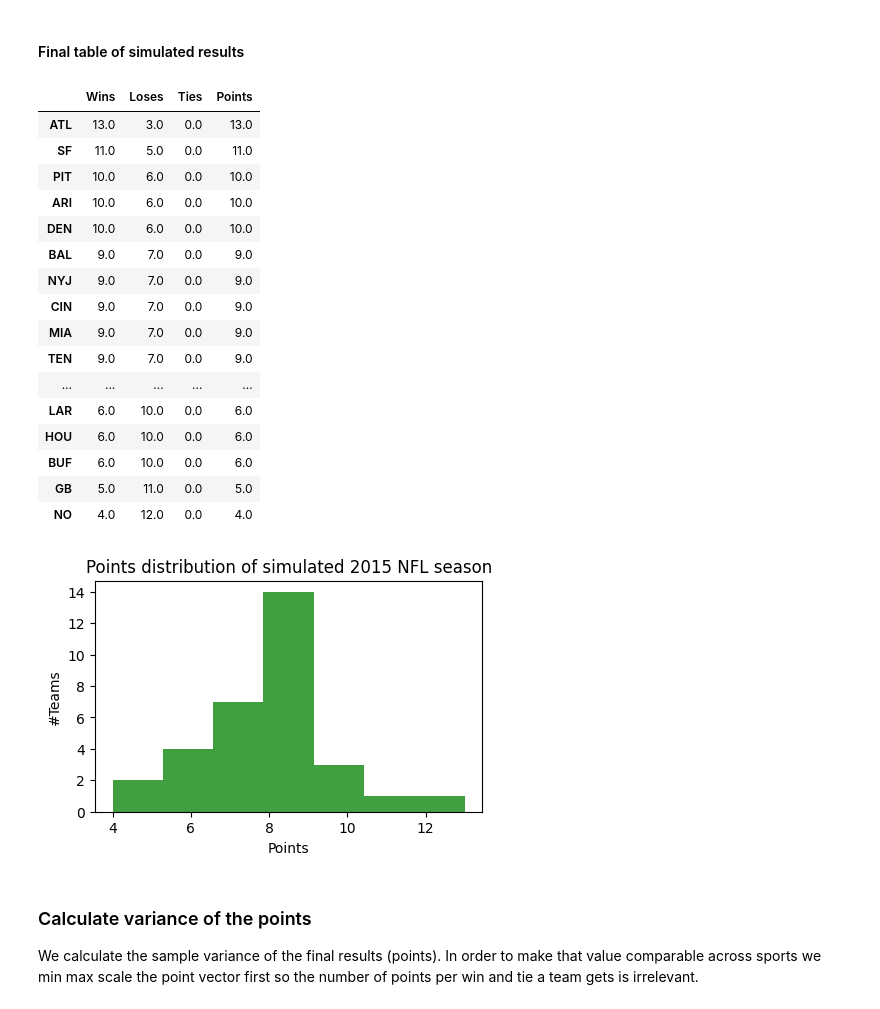
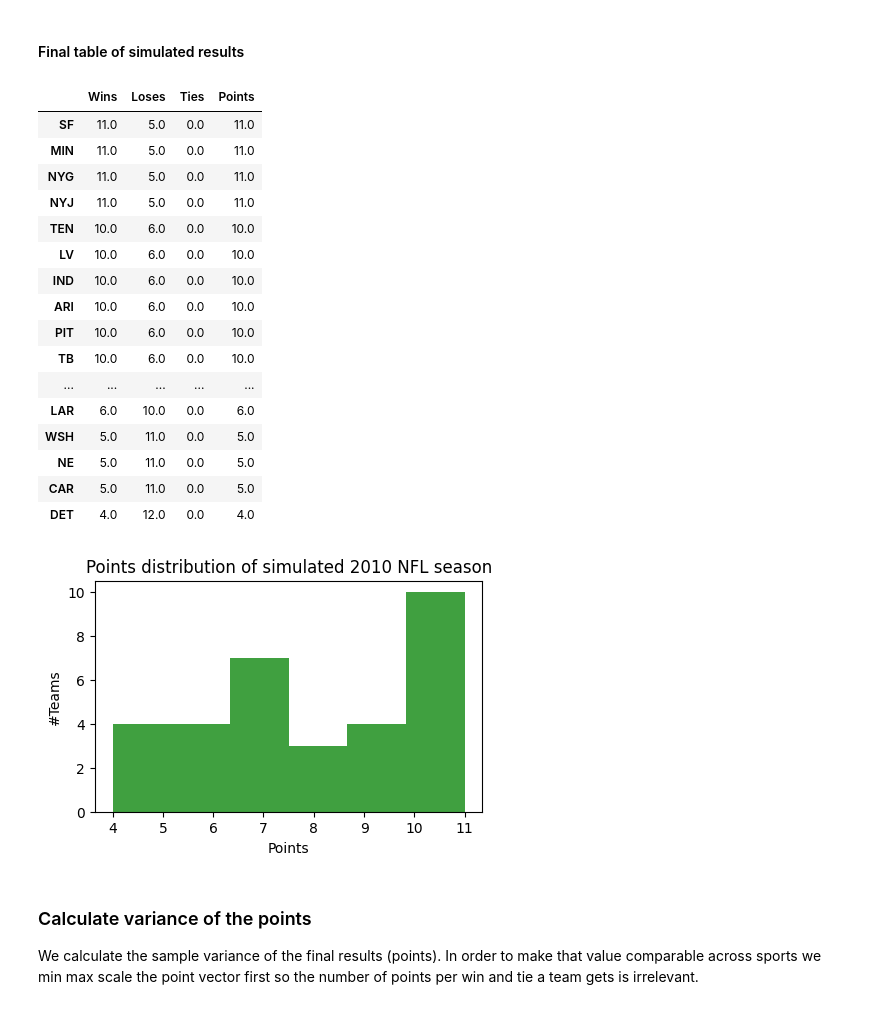
Before and after one commit to unicorne/luck_vs_skill, a Jupyter notebook: simulation_step_by_step.ipynb, the cells around one changed output. Drawn from its saved outputs; the diff is of its cells as text; code cells hidden in the pictures.

Commit message:
Add plots

```diff
--- a/simulation_step_by_step.ipynb
+++ b/simulation_step_by_step.ipynb
@@ -29,15 +31,15 @@ nfl_schedule_2015.head()
 
 In this case the probabilities for winning, losing and a tie are [0.4999, 0.4999, 0.0002]
 # %%
-nfl_schedule_2015["Winner"] = np.random.choice(
-    ["Home", "Away", "Tie"], size=len(nfl_schedule_2015), p=[0.4999, 0.4999, 0.0002]
+nfl_schedule_2010["Winner"] = np.random.choice(
+    ["Home", "Away", "Tie"], size=len(nfl_schedule_2010), p=[0.4999, 0.4999, 0.0002]
 )
-nfl_schedule_2015["Outcome"] = nfl_schedule_2015.apply(
+nfl_schedule_2010["Outcome"] = nfl_schedule_2010.apply(
     lambda x: x["Home"]
     if x["Winner"] == "Home"
     else (x["Away"] if x["Winner"] == "Away" else "Tie"),
     axis=1,
 )
-nfl_schedule_2015.head()
+nfl_schedule_2010.head()
 # %% [output]
 |  | Home | Away | Winner | Outcome |
@@ -49,6 +51,6 @@ nfl_schedule_2015.head()
 # %%
 # Count the number of wins per team
-win_counter = Counter(nfl_schedule_2015["Outcome"])
+win_counter = Counter(nfl_schedule_2010["Outcome"])
 
 # As ties are unlikely to happen, it is possible that no ties occurred in the simulation
 if "Tie" in win_counter:
@@ -56,14 +58,14 @@ if "Tie" in win_counter:
     win_counter.pop("Tie")
 
 # count the number of ties per team
-tie_df = nfl_schedule_2015[nfl_schedule_2015["Outcome"] == "Tie"]
+tie_df = nfl_schedule_2010[nfl_schedule_2010["Outcome"] == "Tie"]
 tie_list = list(tie_df["Home"].values) + list(tie_df["Away"].values)
 tie_counter = Counter(tie_list)
 
 # count the number of losses per team by subtracting the number of wins and ties from the number of games played for each team
 loss_counter = (
-    Counter(nfl_schedule_2015["Home"].values)
-    + Counter(nfl_schedule_2015["Away"].values)
+    Counter(nfl_schedule_2010["Home"].values)
+    + Counter(nfl_schedule_2010["Away"].values)
     - win_counter
     - tie_counter
 )
@@ -74,46 +76,46 @@ To get the final table we need to calculate the overall points
 
 $$ Points = Wins + 0.5*Ties $$
 # %%
-simulated_results_2015 = pd.DataFrame(
+simulated_results_2010 = pd.DataFrame(
     [win_counter, loss_counter, tie_counter], index=["Wins", "Loses", "Ties"]
 ).T
 # Replace NaN with 0 to avoid errors
-simulated_results_2015.replace(np.nan, 0, inplace=True)
-simulated_results_2015["Points"] = (
-    simulated_results_2015["Wins"] + 0.5 * simulated_results_2015["Ties"]
+simulated_results_2010.replace(np.nan, 0, inplace=True)
+simulated_results_2010["Points"] = (
+    simulated_results_2010["Wins"] + 0.5 * simulated_results_2010["Ties"]
 )
 # %% [markdown]
 #### Final table of simulated results
 # %%
-points = simulated_results_2015["Points"].values
-simulated_results_2015.sort_values(by="Points", ascending=False)
+points = simulated_results_2010["Points"].values
+simulated_results_2010.sort_values(by="Points", ascending=False)
 # %% [output]
 |  | Wins | Loses | Ties | Points |
-| ATL | 13.0 | 3.0 | 0.0 | 13.0 |
 | SF | 11.0 | 5.0 | 0.0 | 11.0 |
+| MIN | 11.0 | 5.0 | 0.0 | 11.0 |
+| NYG | 11.0 | 5.0 | 0.0 | 11.0 |
+| NYJ | 11.0 | 5.0 | 0.0 | 11.0 |
+| TEN | 10.0 | 6.0 | 0.0 | 10.0 |
+| LV | 10.0 | 6.0 | 0.0 | 10.0 |
+| IND | 10.0 | 6.0 | 0.0 | 10.0 |
+| ARI | 10.0 | 6.0 | 0.0 | 10.0 |
 | PIT | 10.0 | 6.0 | 0.0 | 10.0 |
-| ARI | 10.0 | 6.0 | 0.0 | 10.0 |
-| DEN | 10.0 | 6.0 | 0.0 | 10.0 |
-| BAL | 9.0 | 7.0 | 0.0 | 9.0 |
-| NYJ | 9.0 | 7.0 | 0.0 | 9.0 |
-| CIN | 9.0 | 7.0 | 0.0 | 9.0 |
-| MIA | 9.0 | 7.0 | 0.0 | 9.0 |
-| TEN | 9.0 | 7.0 | 0.0 | 9.0 |
+| TB | 10.0 | 6.0 | 0.0 | 10.0 |
 | ... | ... | ... | ... | ... |
 | LAR | 6.0 | 10.0 | 0.0 | 6.0 |
-| HOU | 6.0 | 10.0 | 0.0 | 6.0 |
-| BUF | 6.0 | 10.0 | 0.0 | 6.0 |
-| GB | 5.0 | 11.0 | 0.0 | 5.0 |
-| NO | 4.0 | 12.0 | 0.0 | 4.0 |
+| WSH | 5.0 | 11.0 | 0.0 | 5.0 |
+| NE | 5.0 | 11.0 | 0.0 | 5.0 |
+| CAR | 5.0 | 11.0 | 0.0 | 5.0 |
+| DET | 4.0 | 12.0 | 0.0 | 4.0 |
 # %%
 plot_points_as_histogramm(
     points,
-    "Points distribution of simulated 2015 NFL season",
+    "Points distribution of simulated 2010 NFL season",
     stepsize=2,
     figsize=(5, 3),
 )
 # %% [output]
-[figure, old version]
+[figure, new version]
 # %% [markdown]
 ### Calculate variance of the points
 
```
Also changed, not shown: parts of 15 cells of this notebook, 5 other files.
